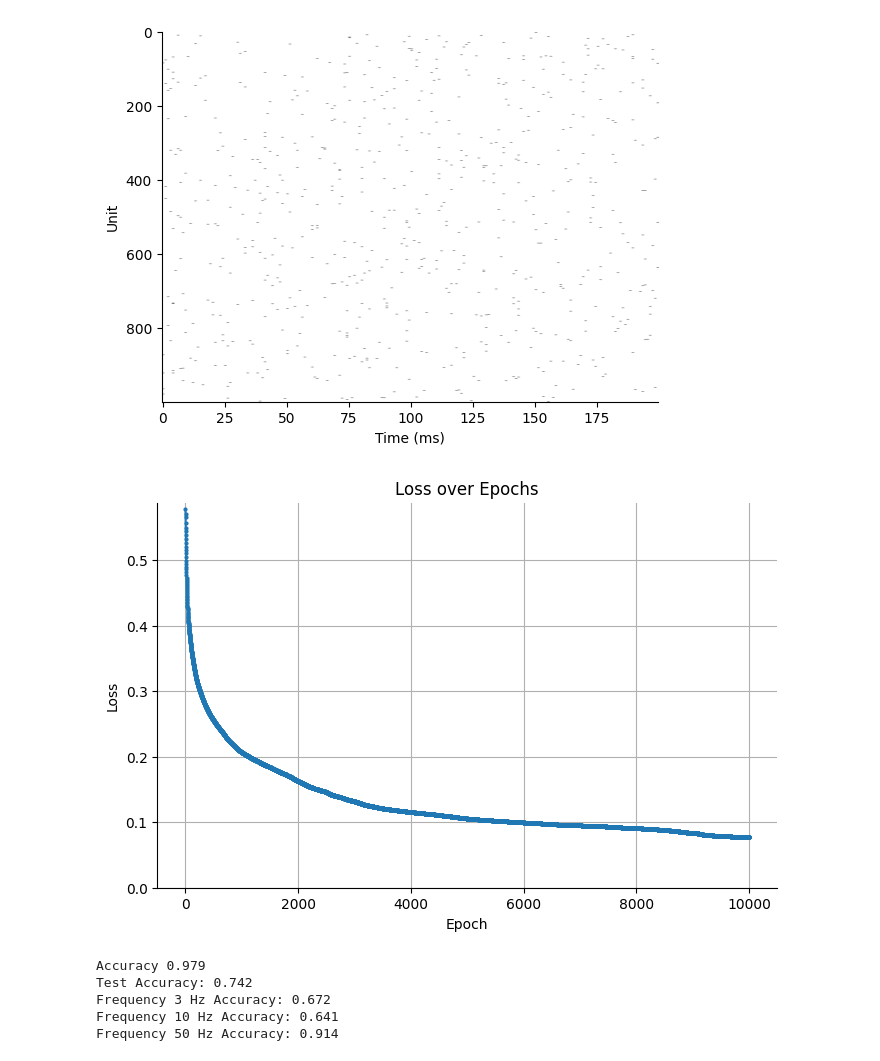
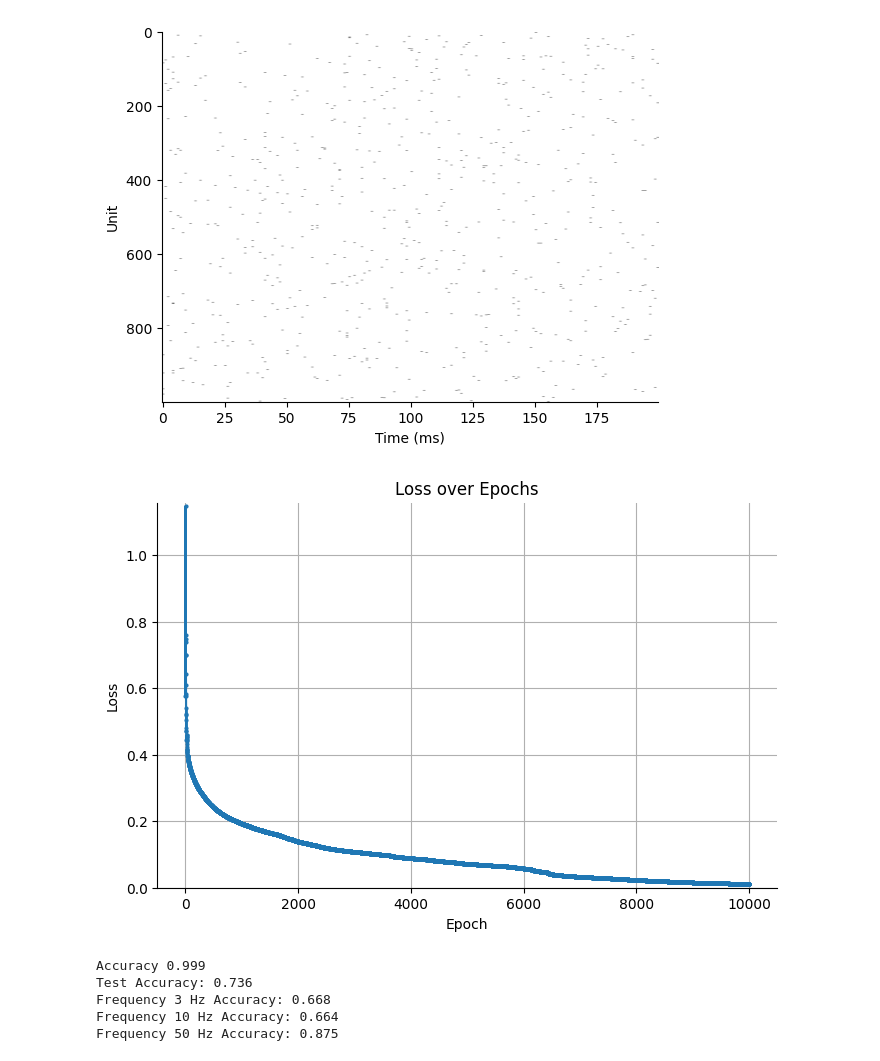
Before and after one commit to 0o999oo/oe, a Jupyter notebook: spytorch/SpyTorchTutorial1_XOR2.ipynb, the cells around one changed output. Drawn from its saved outputs; the diff is of its cells as text; code cells hidden in the pictures.

```diff
--- a/spytorch/SpyTorchTutorial1_XOR2.ipynb
+++ b/spytorch/SpyTorchTutorial1_XOR2.ipynb
@@ -119,7 +119,7 @@ def run_snn(inputs):
 # 学習関数
 def train_snn():
     params = [w1, w2]
-    optimizer = torch.optim.Adam(params, lr=2e-3, betas=(0.9, 0.999))  # Adamオプティマイザー
+    optimizer = torch.optim.Adam(params, lr=1e-2, betas=(0.9, 0.999))  # Adamオプティマイザー
 
     log_softmax_fn = nn.LogSoftmax(dim=1)
     loss_fn = nn.NLLLoss()
@@ -177,36 +177,36 @@ def generate_test_data():
         test_x_data.append(x_data_freq)
         test_y_data.append(y_data_freq)
 
     # テストデータを結合してバッチにまとめる
     test_x_data = torch.cat(test_x_data, dim=0)  # (3 * batch_size, nb_steps, nb_inputs)
     test_y_data = torch.cat(test_y_data, dim=0)  # (3 * batch_size, )
     return test_x_data, test_y_data
 
 # 推論の実行と精度の評価
 def evaluate_snn():
     test_x_data, test_y_data = generate_test_data()
     output, _ = run_snn(test_x_data)
     m, _ = torch.max(output, 1)
     _, predicted_labels = torch.max(m, 1)
 
     # 正解ラベルと予測ラベルを比較して精度を計算
     accuracy = np.mean((test_y_data == predicted_labels).detach().cpu().numpy())
     print("Test Accuracy: %.3f" % accuracy)
 
     # 各周波数ごとの分類結果を表示
     for i, f in enumerate(freq_values):
         start_idx = i * batch_size
         end_idx = (i + 1) * batch_size
         acc_per_freq = np.mean((test_y_data[start_idx:end_idx] == predicted_labels[start_idx:end_idx]).detach().cpu().numpy())
         print(f"Frequency {f} Hz Accuracy: {acc_per_freq:.3f}")
 
 # 推論の実行
 evaluate_snn()
 # %% [output]
 [figure]
-[figure, old version]
+[figure, new version]
-Accuracy 0.979
-Test Accuracy: 0.742
-Frequency 3 Hz Accuracy: 0.672
-Frequency 10 Hz Accuracy: 0.641
-Frequency 50 Hz Accuracy: 0.914
+Accuracy 0.999
+Test Accuracy: 0.736
+Frequency 3 Hz Accuracy: 0.668
+Frequency 10 Hz Accuracy: 0.664
+Frequency 50 Hz Accuracy: 0.875
```
